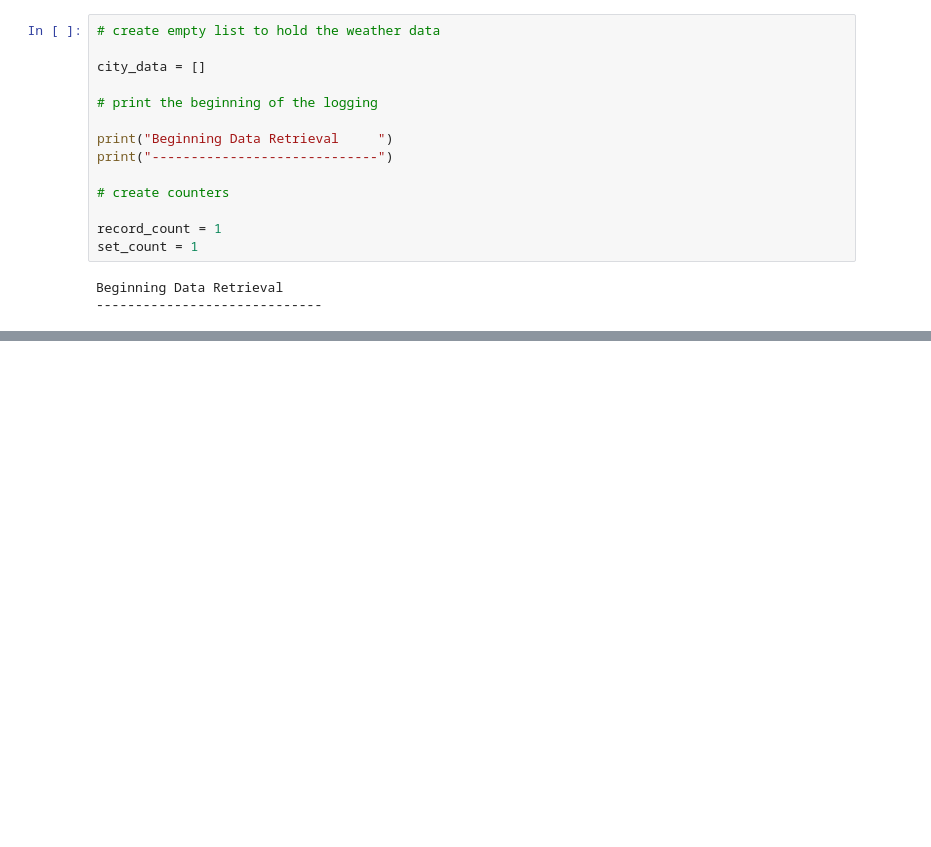
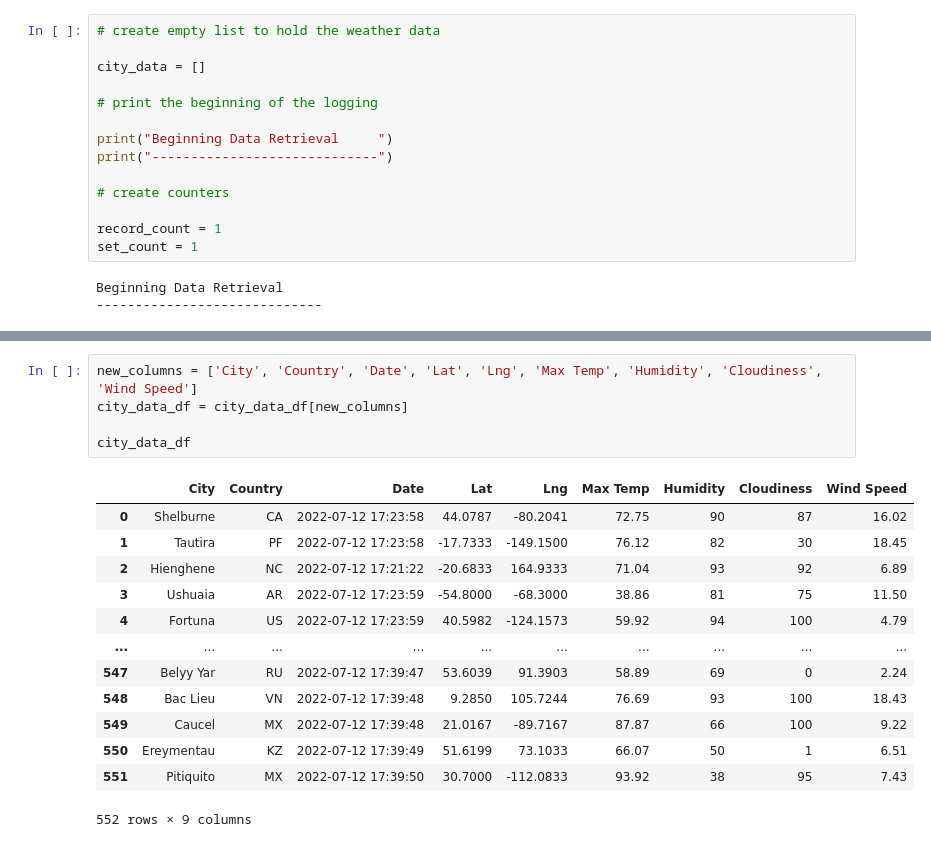
Before and after one commit to vtg401009/World_Weather_Analysis, a Jupyter notebook: WeatherPy3.ipynb, the cells around one changed output, grey strips where cells are left out. Saved outputs shown, nothing was run; the diff lists cells and outputs as text; blank space fills up the shorter version.

```diff
--- a/WeatherPy3.ipynb
+++ b/WeatherPy3.ipynb
@@ -203,0 +234,19 @@ city_data_df.head(5)
+# %%
+new_columns = ['City', 'Country', 'Date', 'Lat', 'Lng', 'Max Temp', 'Humidity', 'Cloudiness', 'Wind Speed']
+city_data_df = city_data_df[new_columns]
+
+city_data_df
+# %% [output]
+|  | City | Country | Date | Lat | Lng | Max Temp | Humidity | Cloudiness | Wind Speed |
+| 0 | Shelburne | CA | 2022-07-12 17:23:58 | 44.0787 | -80.2041 | 72.75 | 90 | 87 | 16.02 |
+| 1 | Tautira | PF | 2022-07-12 17:23:58 | -17.7333 | -149.1500 | 76.12 | 82 | 30 | 18.45 |
+| 2 | Hienghene | NC | 2022-07-12 17:21:22 | -20.6833 | 164.9333 | 71.04 | 93 | 92 | 6.89 |
+| 3 | Ushuaia | AR | 2022-07-12 17:23:59 | -54.8000 | -68.3000 | 38.86 | 81 | 75 | 11.50 |
+| 4 | Fortuna | US | 2022-07-12 17:23:59 | 40.5982 | -124.1573 | 59.92 | 94 | 100 | 4.79 |
+| ... | ... | ... | ... | ... | ... | ... | ... | ... | ... |
+| 547 | Belyy Yar | RU | 2022-07-12 17:39:47 | 53.6039 | 91.3903 | 58.89 | 69 | 0 | 2.24 |
+| 548 | Bac Lieu | VN | 2022-07-12 17:39:48 | 9.2850 | 105.7244 | 76.69 | 93 | 100 | 18.43 |
+| 549 | Caucel | MX | 2022-07-12 17:39:48 | 21.0167 | -89.7167 | 87.87 | 66 | 100 | 9.22 |
+| 550 | Ereymentau | KZ | 2022-07-12 17:39:49 | 51.6199 | 73.1033 | 66.07 | 50 | 1 | 6.51 |
+| 551 | Pitiquito | MX | 2022-07-12 17:39:50 | 30.7000 | -112.0833 | 93.92 | 38 | 95 | 7.43 |
+552 rows × 9 columns
```
Also changed, not shown: parts of 7 cells of this notebook.
